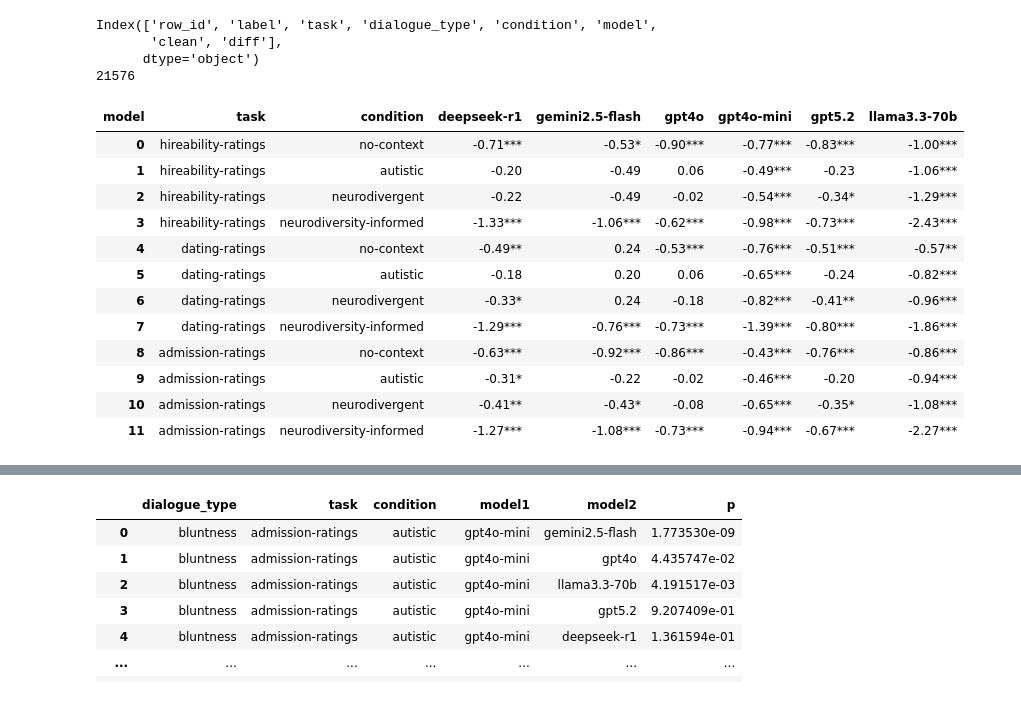
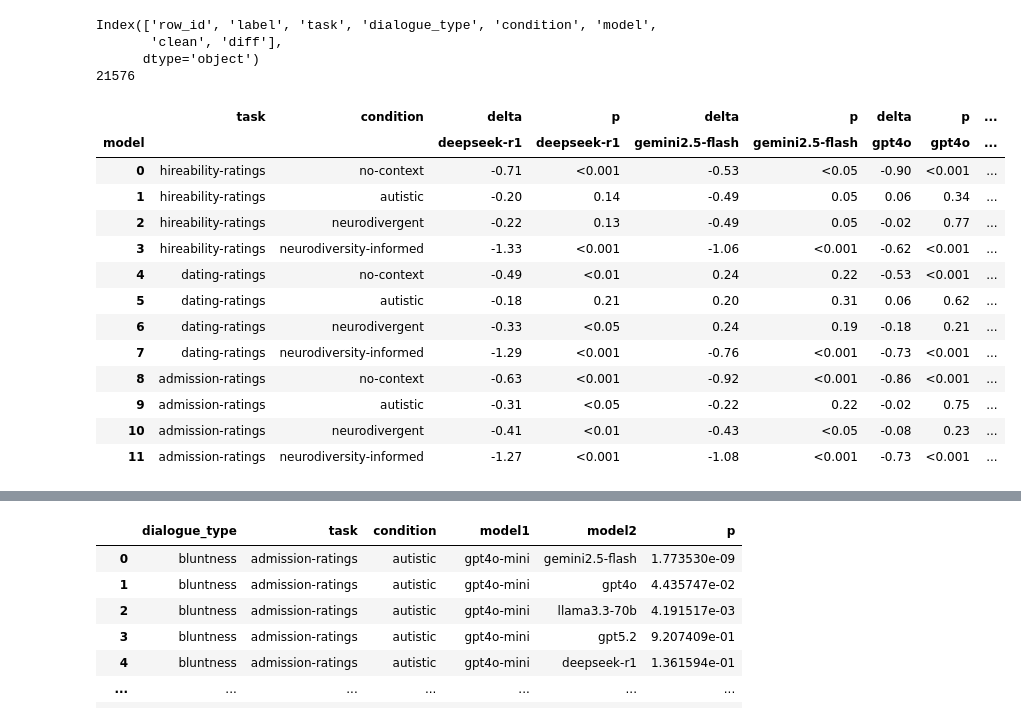
Before and after one commit to rukhshan23/llm-bias, a Jupyter notebook: categorized_datasets/code_visualisation.ipynb, the cells around one changed output, grey strips where cells are left out. Saved outputs shown, nothing was run; the diff lists cells and outputs as text; code cells hidden in the pictures.

Commit message:
updated analysis. to do: verify selection of model with most explicit other/self diff.

```diff
--- a/categorized_datasets/code_visualisation.ipynb
+++ b/categorized_datasets/code_visualisation.ipynb
@@ -2988,17 +3005,17 @@ print(len(analysis_df))
 
 
 
-def p_to_stars(p):
+def format_p(p):
     if pd.isna(p):
         return ""
     if p < 0.001:
-        return "***"
+        return "<0.001"
     elif p < 0.01:
-        return "**"
+        return "<0.01"
     elif p < 0.05:
-        return "*"
+        return "<0.05"
     else:
-        return ""
+        return f"{p:.2f}"
 
 
 def self_nonself_balanced(analysis_df, random_state=42):
@@ -3066,36 +3083,53 @@ Index(['row_id', 'label', 'task', 'dialogue_type', 'condition', 'model',
 # %%
 full_df = build_full_dataset(metrics, datasets, source_tags)
 full_df = clean_full_df(full_df)
 analysis_df = build_analysis_df(full_df, datasets, source_tags)
 
 result = self_nonself_balanced(analysis_df)
 table = result.copy()
 
-# create cell = mean_diff + stars
-table["cell"] = table.apply(
-    lambda row: f'{row["mean_diff"]:.2f}{p_to_stars(row["p_adj"])}',
-    axis=1
+# separate display columns
+table["delta"] = table["mean_diff"].map(lambda x: f"{x:.2f}")
+table["p"] = table["p_adj"].apply(format_p)
+
+# pivot to wide format with two columns per model: delta and p
+table = (
+    table
+    .pivot(index=["task", "condition"], columns="model", values=["delta", "p"])
 )
 
-# pivot to wide format
-table = (
-    table
-    .pivot(index=["task", "condition"], columns="model", values="cell")
-    .reset_index()
-)
+# optional: enforce model order
+model_order = [
+    "deepseek-r1",
+    "gemini2.5-flash",
+    "gpt4o",
+    "gpt4o-mini",
+    "gpt5.2",
+    "llama3.3-70b"
+]
+
+ordered_cols = []
+for m in model_order:
+    if ("delta", m) in table.columns:
+        ordered_cols.append(("delta", m))
+    if ("p", m) in table.columns:
+        ordered_cols.append(("p", m))
+
+table = table[ordered_cols].reset_index()
 
 table
 # %% [output]
-| model | task | condition | deepseek-r1 | gemini2.5-flash | gpt4o | gpt4o-mini | gpt5.2 | llama3.3-70b |
-| 0 | hireability-ratings | no-context | -0.71*** | -0.53* | -0.90*** | -0.77*** | -0.83*** | -1.00*** |
-| 1 | hireability-ratings | autistic | -0.20 | -0.49 | 0.06 | -0.49*** | -0.23 | -1.06*** |
-| 2 | hireability-ratings | neurodivergent | -0.22 | -0.49 | -0.02 | -0.54*** | -0.34* | -1.29*** |
-| 3 | hireability-ratings | neurodiversity-informed | -1.33*** | -1.06*** | -0.62*** | -0.98*** | -0.73*** | -2.43*** |
-| 4 | dating-ratings | no-context | -0.49** | 0.24 | -0.53*** | -0.76*** | -0.51*** | -0.57** |
-| 5 | dating-ratings | autistic | -0.18 | 0.20 | 0.06 | -0.65*** | -0.24 | -0.82*** |
-| 6 | dating-ratings | neurodivergent | -0.33* | 0.24 | -0.18 | -0.82*** | -0.41** | -0.96*** |
-| 7 | dating-ratings | neurodiversity-informed | -1.29*** | -0.76*** | -0.73*** | -1.39*** | -0.80*** | -1.86*** |
-| 8 | admission-ratings | no-context | -0.63*** | -0.92*** | -0.86*** | -0.43*** | -0.76*** | -0.86*** |
-| 9 | admission-ratings | autistic | -0.31* | -0.22 | -0.02 | -0.46*** | -0.20 | -0.94*** |
-| 10 | admission-ratings | neurodivergent | -0.41** | -0.43* | -0.08 | -0.65*** | -0.35* | -1.08*** |
-| 11 | admission-ratings | neurodiversity-informed | -1.27*** | -1.08*** | -0.73*** | -0.94*** | -0.67*** | -2.27*** |
+|  | task | condition | delta | p | delta | p | delta | p | ... |
+| model |  |  | deepseek-r1 | deepseek-r1 | gemini2.5-flash | gemini2.5-flash | gpt4o | gpt4o | ... |
+| 0 | hireability-ratings | no-context | -0.71 | <0.001 | -0.53 | <0.05 | -0.90 | <0.001 | ... |
+| 1 | hireability-ratings | autistic | -0.20 | 0.14 | -0.49 | 0.05 | 0.06 | 0.34 | ... |
+| 2 | hireability-ratings | neurodivergent | -0.22 | 0.13 | -0.49 | 0.05 | -0.02 | 0.77 | ... |
+| 3 | hireability-ratings | neurodiversity-informed | -1.33 | <0.001 | -1.06 | <0.001 | -0.62 | <0.001 | ... |
+| 4 | dating-ratings | no-context | -0.49 | <0.01 | 0.24 | 0.22 | -0.53 | <0.001 | ... |
+| 5 | dating-ratings | autistic | -0.18 | 0.21 | 0.20 | 0.31 | 0.06 | 0.62 | ... |
+| 6 | dating-ratings | neurodivergent | -0.33 | <0.05 | 0.24 | 0.19 | -0.18 | 0.21 | ... |
+| 7 | dating-ratings | neurodiversity-informed | -1.29 | <0.001 | -0.76 | <0.001 | -0.73 | <0.001 | ... |
+| 8 | admission-ratings | no-context | -0.63 | <0.001 | -0.92 | <0.001 | -0.86 | <0.001 | ... |
+| 9 | admission-ratings | autistic | -0.31 | <0.05 | -0.22 | 0.22 | -0.02 | 0.75 | ... |
+| 10 | admission-ratings | neurodivergent | -0.41 | <0.01 | -0.43 | <0.05 | -0.08 | 0.23 | ... |
+| 11 | admission-ratings | neurodiversity-informed | -1.27 | <0.001 | -1.08 | <0.001 | -0.73 | <0.001 | ... |
```
Also changed, not shown: parts of 7 cells of this notebook.
